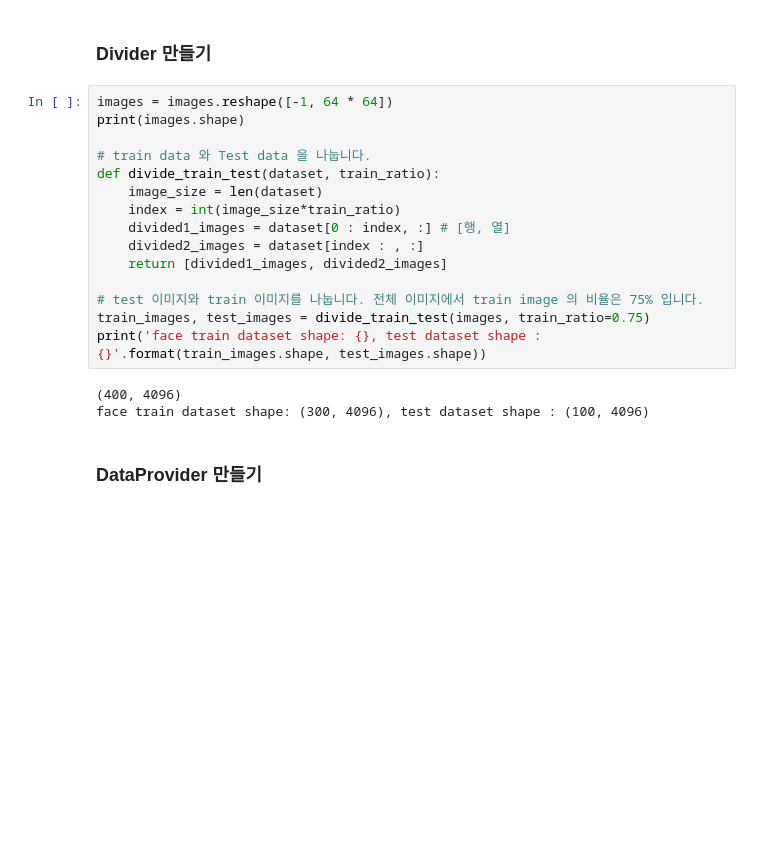
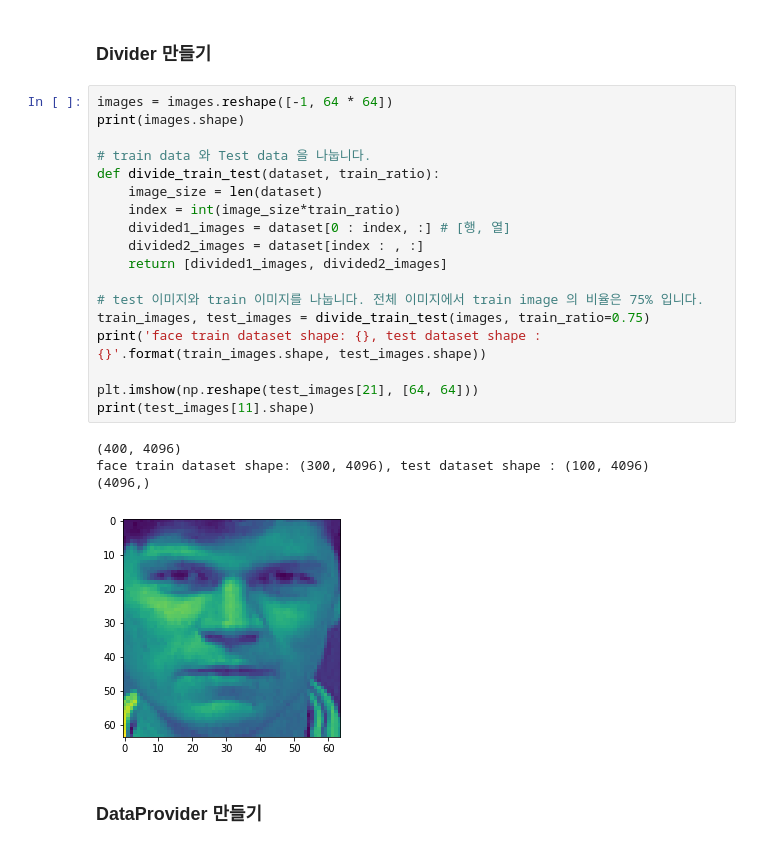
Before and after one commit to public-ai/ALAI_Homework, a Jupyter notebook: homework/week_8/insun/Week8_face_autoencoder.ipynb, the cells around one changed output. Cells and saved outputs as stored; diff of their text form; blank space fills up the shorter version.

```diff
--- a/homework/week_8/insun/Week8_face_autoencoder.ipynb
+++ b/homework/week_8/insun/Week8_face_autoencoder.ipynb
@@ -53,21 +53,26 @@ downloading Olivetti faces from https://ndownloader.figshare.com/files/5976027 t
 # %%
 images = images.reshape([-1, 64 * 64])
 print(images.shape)
 
 # train data 와 Test data 을 나눕니다.
 def divide_train_test(dataset, train_ratio):
     image_size = len(dataset)
     index = int(image_size*train_ratio)
     divided1_images = dataset[0 : index, :] # [행, 열]
     divided2_images = dataset[index : , :]
     return [divided1_images, divided2_images]
 
 # test 이미지와 train 이미지를 나눕니다. 전체 이미지에서 train image 의 비율은 75% 입니다.
 train_images, test_images = divide_train_test(images, train_ratio=0.75)
 print('face train dataset shape: {}, test dataset shape : {}'.format(train_images.shape, test_images.shape))
+
+plt.imshow(np.reshape(test_images[21], [64, 64]))
+print(test_images[11].shape)
 # %% [output]
 (400, 4096)
 face train dataset shape: (300, 4096), test dataset shape : (100, 4096)
+(4096,)
+[figure, added]
 # %% [markdown]
 ### DataProvider 만들기
 # %%
```
Also changed, not shown: parts of 9 cells of this notebook.
